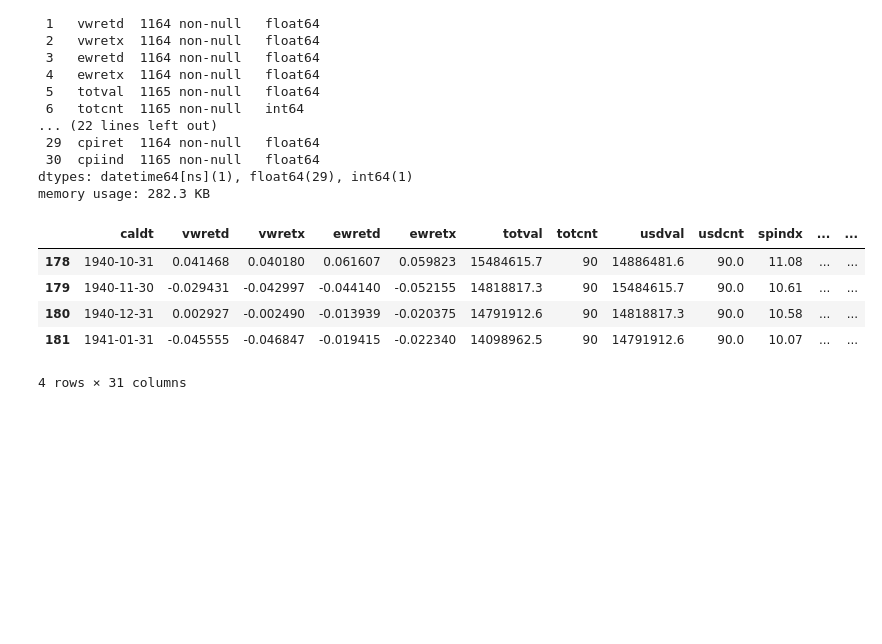
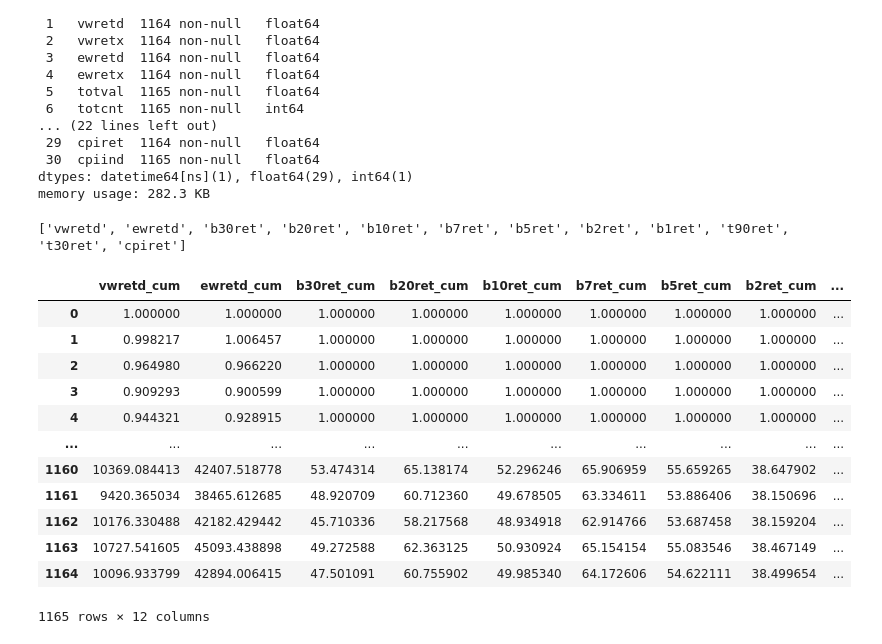
Before and after one commit to hitaansh/spexperiment, a Jupyter notebook: 100YearSummary.ipynb, the cells around one changed output. Drawn from its saved outputs; the diff is of its cells as text; code cells hidden in the pictures; blank space fills up the shorter version.

```diff
--- a/100YearSummary.ipynb
+++ b/100YearSummary.ipynb
@@ -7,8 +7,8 @@ import numpy as np
 import matplotlib.pyplot as plt
 # %%
 # This is done using CRSP data from WRDS
-stock_csv_path = "./notes/stock_data.csv"
-bond_csv_path = "./notes/bond_data.csv"
+stock_csv_path = "data/stock_data.csv"
+bond_csv_path = "data/bond_data.csv"
 
 stock_df = pd.read_csv(stock_csv_path)
 bond_df = pd.read_csv(bond_csv_path)
@@ -50,14 +50,27 @@ memory usage: 282.3 KB
 # %%
 # Format and Clean Data
 
 # What we find is that bond data is missing for the first 15 years (the first 180 months exactly).
-# We fill all these values with 1 so that the multiplication for the cumulative returns works.
-total_df = total_df.fillna(1)
-display(total_df[178:182])
+# We want to plot the cummulative returns of the last 100 years for the all the securities, but the NAN will mess us up
+# To fix this we set them to 0 when we do the cummulative product so that they dont impact it and also don't modify the original data
+
+rev_cols = [name for name in total_df.columns if name[-4:] == "retd" or name[-3:] == "ret"]
+print(rev_cols)
+cum_cols = [name+"_cum" for name in rev_cols]
+total_df[cum_cols] = (total_df[rev_cols].fillna(0)+1).cumprod() # have to add 1 because that is gross returns will the calculated
+display(total_df[cum_cols])
 # %% [output]
+['vwretd', 'ewretd', 'b30ret', 'b20ret', 'b10ret', 'b7ret', 'b5ret', 'b2ret', 'b1ret', 't90ret', 't30ret', 'cpiret']
-|  | caldt | vwretd | vwretx | ewretd | ewretx | totval | totcnt | usdval | usdcnt | spindx | ... | ... |
-| 178 | 1940-10-31 | 0.041468 | 0.040180 | 0.061607 | 0.059823 | 15484615.7 | 90 | 14886481.6 | 90.0 | 11.08 | ... | ... |
-| 179 | 1940-11-30 | -0.029431 | -0.042997 | -0.044140 | -0.052155 | 14818817.3 | 90 | 15484615.7 | 90.0 | 10.61 | ... | ... |
-| 180 | 1940-12-31 | 0.002927 | -0.002490 | -0.013939 | -0.020375 | 14791912.6 | 90 | 14818817.3 | 90.0 | 10.58 | ... | ... |
-| 181 | 1941-01-31 | -0.045555 | -0.046847 | -0.019415 | -0.022340 | 14098962.5 | 90 | 14791912.6 | 90.0 | 10.07 | ... | ... |
+|  | vwretd_cum | ewretd_cum | b30ret_cum | b20ret_cum | b10ret_cum | b7ret_cum | b5ret_cum | b2ret_cum | ... |
+| 0 | 1.000000 | 1.000000 | 1.000000 | 1.000000 | 1.000000 | 1.000000 | 1.000000 | 1.000000 | ... |
+| 1 | 0.998217 | 1.006457 | 1.000000 | 1.000000 | 1.000000 | 1.000000 | 1.000000 | 1.000000 | ... |
+| 2 | 0.964980 | 0.966220 | 1.000000 | 1.000000 | 1.000000 | 1.000000 | 1.000000 | 1.000000 | ... |
+| 3 | 0.909293 | 0.900599 | 1.000000 | 1.000000 | 1.000000 | 1.000000 | 1.000000 | 1.000000 | ... |
+| 4 | 0.944321 | 0.928915 | 1.000000 | 1.000000 | 1.000000 | 1.000000 | 1.000000 | 1.000000 | ... |
+| ... | ... | ... | ... | ... | ... | ... | ... | ... | ... |
+| 1160 | 10369.084413 | 42407.518778 | 53.474314 | 65.138174 | 52.296246 | 65.906959 | 55.659265 | 38.647902 | ... |
+| 1161 | 9420.365034 | 38465.612685 | 48.920709 | 60.712360 | 49.678505 | 63.334611 | 53.886406 | 38.150696 | ... |
+| 1162 | 10176.330488 | 42182.429442 | 45.710336 | 58.217568 | 48.934918 | 62.914766 | 53.687458 | 38.159204 | ... |
+| 1163 | 10727.541605 | 45093.438898 | 49.272588 | 62.363125 | 50.930924 | 65.154154 | 55.083546 | 38.467149 | ... |
+| 1164 | 10096.933799 | 42894.006415 | 47.501091 | 60.755902 | 49.985340 | 64.172606 | 54.622111 | 38.499654 | ... |
-4 rows × 31 columns
+1165 rows × 12 columns
```
Also changed, not shown: parts of 3 cells of this notebook, 4 other files.
